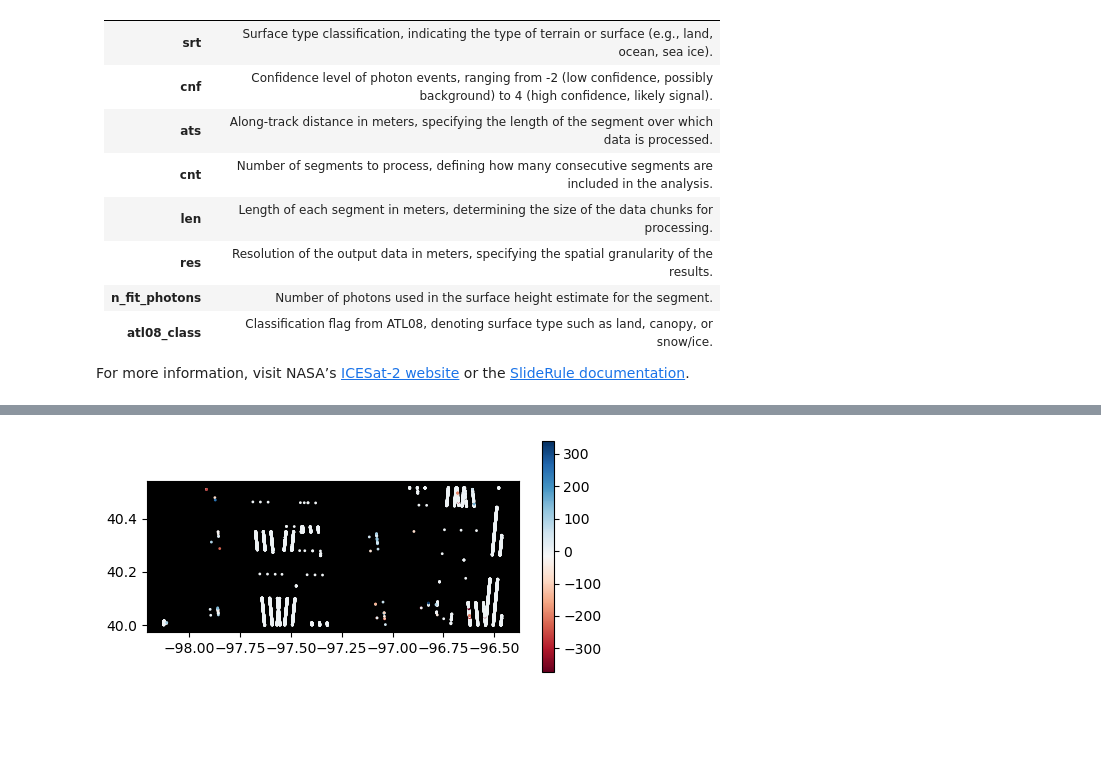
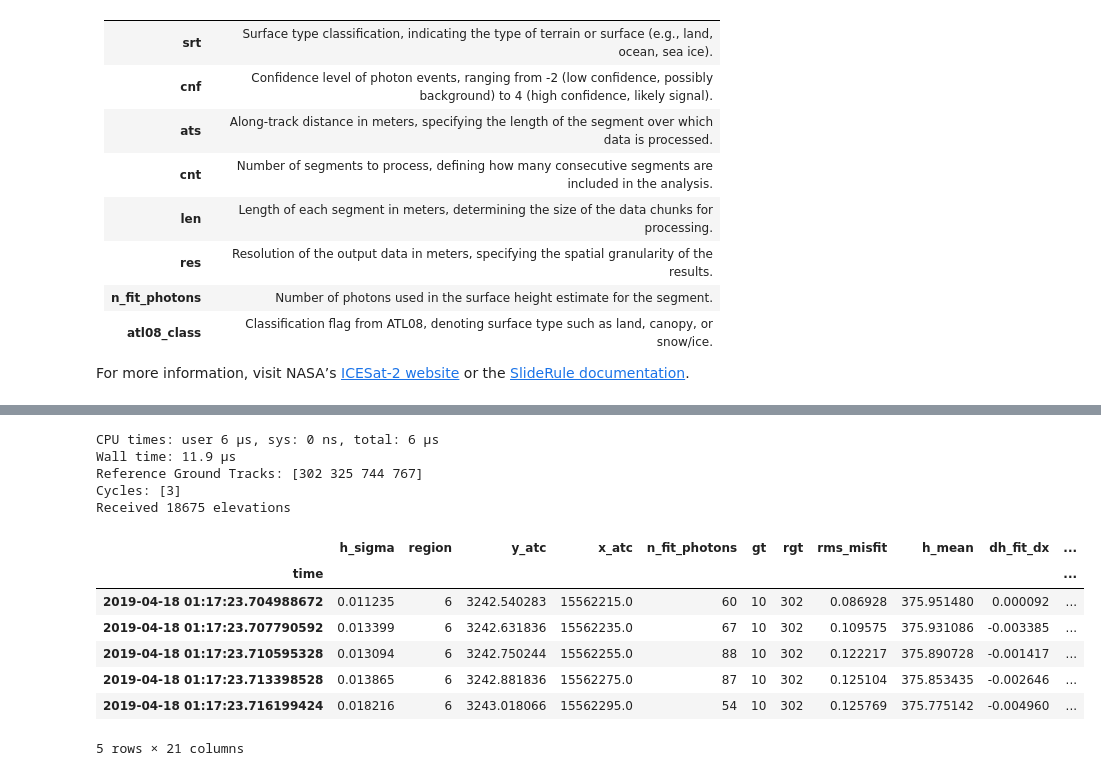
Before and after one commit to UW-GDA/ATL06_LaserLottery, a Jupyter notebook: notebooks/00_dataset_intro.ipynb, the cells around one changed output, grey strips where cells are left out. Saved outputs shown, nothing was run; the diff lists cells and outputs as text; code cells hidden in the pictures; blank space fills up the shorter version.

Commit message:
sliderule call and viz for 00_nb

```diff
--- a/notebooks/00_dataset_intro.ipynb
+++ b/notebooks/00_dataset_intro.ipynb
@@ -350,8 +300,38 @@ atl06['elev_diff'] = atl06['h_li'] - atl06['3dep_elev']
-# %%
-# TODO: hillshade
-f, ax = plt.subplots(figsize=(6,3))
-ax.set_facecolor("black")
-atl06.plot(column="elev_diff", alpha=1, cmap="RdBu", s=1,
-           legend=True, ax=ax);
-# %% [output]
-[figure, removed]
+# %%
+# default ATL06 parms
+parms = {
+    "poly": poly_sliderule,
+    "t0": start,
+    "t1": end,
+    "srt": icesat2.SRT_LAND,
+    "cnf": icesat2.CNF_SURFACE_HIGH,
+    "ats": 10.0,
+    "cnt": 10,
+    "len": 40.0,
+    "res": 20.0,
+    "samples": {"3dep": {"asset": "usgs3dep-1meter-dem"}}
+    }
+# %%
+%time
+atl06 = icesat2.atl06p(parms,
+                       keep_id=True)
+print("Reference Ground Tracks: {}".format(atl06["rgt"].unique()))
+print("Cycles: {}".format(atl06["cycle"].unique()))
+print("Received {} elevations".format(len(atl06)))
+# %% [output]
+CPU times: user 6 μs, sys: 0 ns, total: 6 μs
+Wall time: 11.9 μs
+Reference Ground Tracks: [302 325 744 767]
+Cycles: [3]
+Received 18675 elevations
+# %%
+atl06.head()
+# %% [output]
+|  | h_sigma | region | y_atc | x_atc | n_fit_photons | gt | rgt | rms_misfit | h_mean | dh_fit_dx | ... |
+| time |  |  |  |  |  |  |  |  |  |  | ... |
+| 2019-04-18 01:17:23.704988672 | 0.011235 | 6 | 3242.540283 | 15562215.0 | 60 | 10 | 302 | 0.086928 | 375.951480 | 0.000092 | ... |
+| 2019-04-18 01:17:23.707790592 | 0.013399 | 6 | 3242.631836 | 15562235.0 | 67 | 10 | 302 | 0.109575 | 375.931086 | -0.003385 | ... |
+| 2019-04-18 01:17:23.710595328 | 0.013094 | 6 | 3242.750244 | 15562255.0 | 88 | 10 | 302 | 0.122217 | 375.890728 | -0.001417 | ... |
+| 2019-04-18 01:17:23.713398528 | 0.013865 | 6 | 3242.881836 | 15562275.0 | 87 | 10 | 302 | 0.125104 | 375.853435 | -0.002646 | ... |
+| 2019-04-18 01:17:23.716199424 | 0.018216 | 6 | 3243.018066 | 15562295.0 | 54 | 10 | 302 | 0.125769 | 375.775142 | -0.004960 | ... |
+5 rows × 21 columns
```
Also changed, not shown: parts of 18 cells of this notebook.
